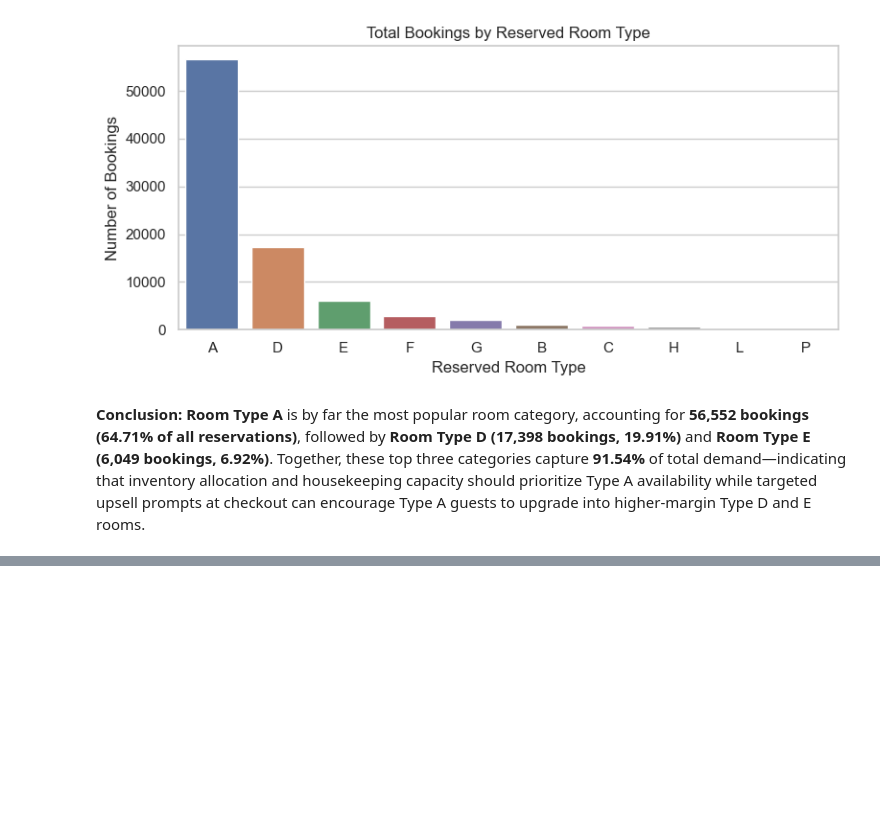
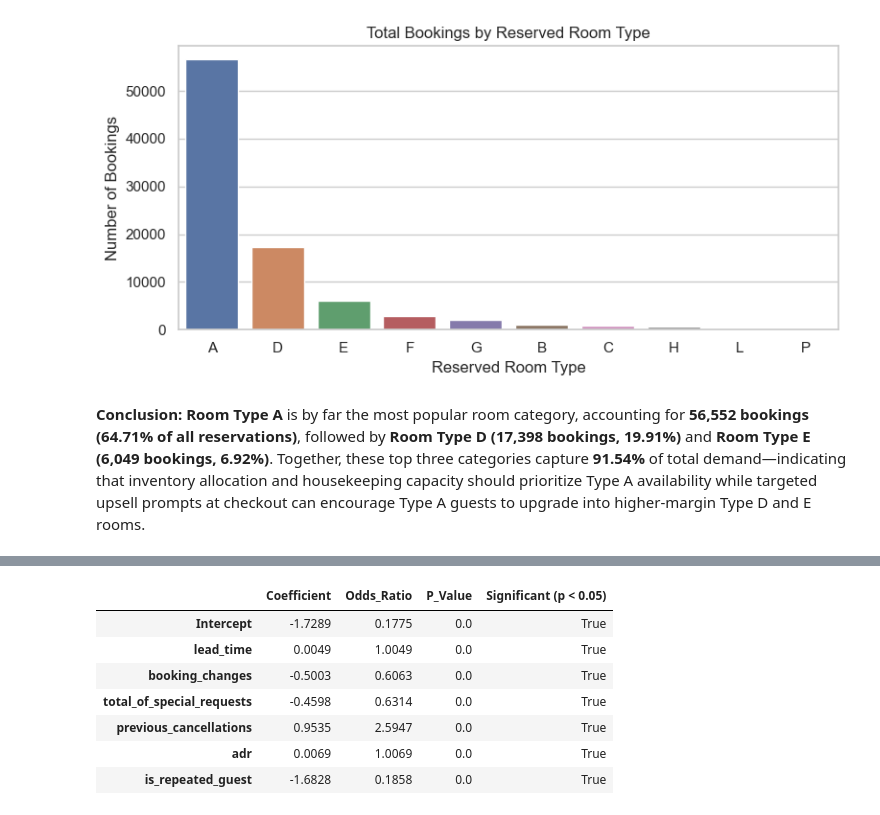
Before and after one commit to eishutamori/Hotel-Operations-Analysis-EDA, a Jupyter notebook: notebook/EDA02 - hotel-booking-analysis-eda.ipynb, the cells around one changed output, grey strips where cells are left out. Cells and saved outputs as stored; diff of their text form; code cells hidden in the pictures; blank space fills up the shorter version.

```diff
--- a/notebook/EDA02 - hotel-booking-analysis-eda.ipynb
+++ b/notebook/EDA02 - hotel-booking-analysis-eda.ipynb
@@ -811,0 +818,56 @@ Room Type with Highest Number of Bookings: A (56552 bookings)
+# %%
+import numpy as np
+from scipy.optimize import minimize
+from scipy.stats import norm
+
+# Select relevant numeric predictors for cancellation
+features = [
+    'lead_time',
+    'booking_changes',
+    'total_of_special_requests',
+    'previous_cancellations',
+    'adr',
+    'is_repeated_guest'
+]
+
+# Design matrix with intercept
+X = np.column_stack([np.ones(len(df)), df[features].to_numpy(dtype=float)])
+y = df['is_canceled'].to_numpy(dtype=float)
+
+# Negative log-likelihood for logistic regression
+def neg_log_likelihood(beta):
+    z = np.clip(X @ beta, -30, 30)
+    p = 1 / (1 + np.exp(-z))
+    eps = 1e-12
+    return -np.sum(y * np.log(p + eps) + (1 - y) * np.log(1 - p + eps))
+
+# Fit model using BFGS optimization
+result = minimize(neg_log_likelihood, np.zeros(X.shape[1]), method='BFGS')
+beta = result.x
+
+# Compute standard errors, z-scores, and p-values from the Fisher Information matrix
+p_hat = 1 / (1 + np.exp(-np.clip(X @ beta, -30, 30)))
+W = p_hat * (1 - p_hat)
+cov_matrix = np.linalg.inv((X.T * W) @ X)
+std_err = np.sqrt(np.diag(cov_matrix))
+z_scores = beta / std_err
+p_values = 2 * (1 - norm.cdf(np.abs(z_scores)))
+
+# Display clean summary table
+logit_summary = pd.DataFrame({
+    'Coefficient': np.round(beta, 4),
+    'Odds_Ratio': np.round(np.exp(beta), 4),
+    'P_Value': np.round(p_values, 4),
+    'Significant (p < 0.05)': p_values < 0.05
+}, index=['Intercept'] + features)
+
+display(logit_summary)
+# %% [output]
+|  | Coefficient | Odds_Ratio | P_Value | Significant (p < 0.05) |
+| Intercept | -1.7289 | 0.1775 | 0.0 | True |
+| lead_time | 0.0049 | 1.0049 | 0.0 | True |
+| booking_changes | -0.5003 | 0.6063 | 0.0 | True |
+| total_of_special_requests | -0.4598 | 0.6314 | 0.0 | True |
+| previous_cancellations | 0.9535 | 2.5947 | 0.0 | True |
+| adr | 0.0069 | 1.0069 | 0.0 | True |
+| is_repeated_guest | -1.6828 | 0.1858 | 0.0 | True |
```
Also changed, not shown: parts of 15 cells of this notebook, 1 other file.
